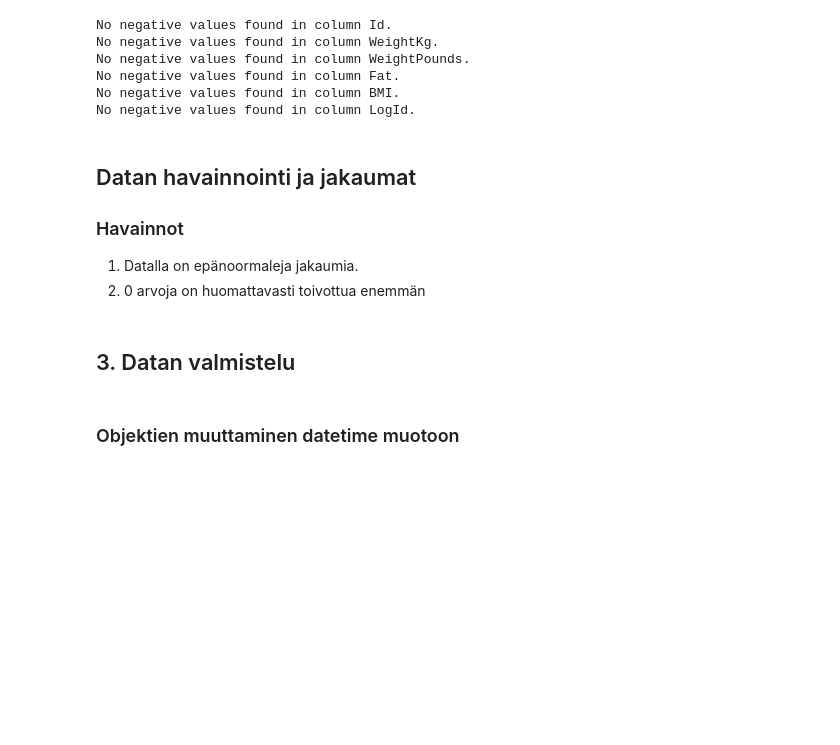
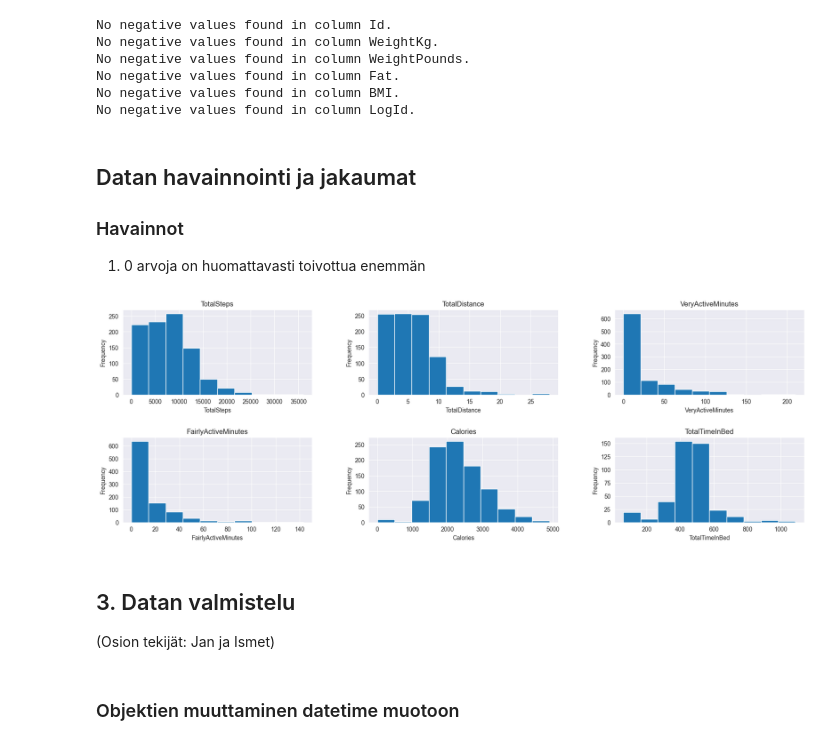
Before and after one commit to kismet85/dkkoAssignments, a Jupyter notebook: Projekti/FinalVersio.ipynb, the cells around one changed output. Cells and saved outputs as stored; diff of their text form; code cells hidden in the pictures; blank space fills up the shorter version.

Commit message:
Merkitty tekijät ja tehdyt työt

```diff
--- a/Projekti/FinalVersio.ipynb
+++ b/Projekti/FinalVersio.ipynb
@@ -213,10 +219,26 @@ No negative values found in column LogId.
 ## Datan havainnointi ja jakaumat
 
 ### Havainnot
-1. Datalla on epänoormaleja jakaumia.
-2. 0 arvoja on huomattavasti toivottua enemmän
+ 1. 0 arvoja on huomattavasti toivottua enemmän
+# %%
+import matplotlib.pyplot as plt
+
+def plot_data(df, columns):
+    plt.figure(figsize=(20, 10))
+    for i, col in enumerate(columns):
+        plt.subplot(3, 3, i + 1)
+        df[col].plot(kind='hist', title=col)
+        plt.xlabel(col)
+
+    plt.subplots_adjust(hspace=0.5, wspace=0.3, bottom=0.1, top=0.9, left=0.1, right=0.9)
+
+dfColumnsToUse = ['TotalSteps', 'TotalDistance', 'VeryActiveMinutes', 'FairlyActiveMinutes', 'Calories', 'TotalTimeInBed']
+plot_data(dailyData, dfColumnsToUse)
+# %% [output]
+[figure, added]
 # %% [markdown]
 ## 3. Datan valmistelu
+(Osion tekijät: Jan ja Ismet)
 # %% [markdown]
 ### Objektien muuttaminen datetime muotoon
 # %%
```
Also changed, not shown: parts of 21 cells of this notebook.
